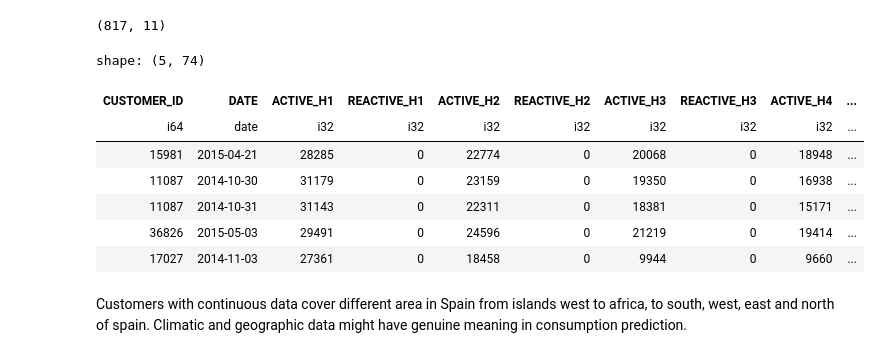
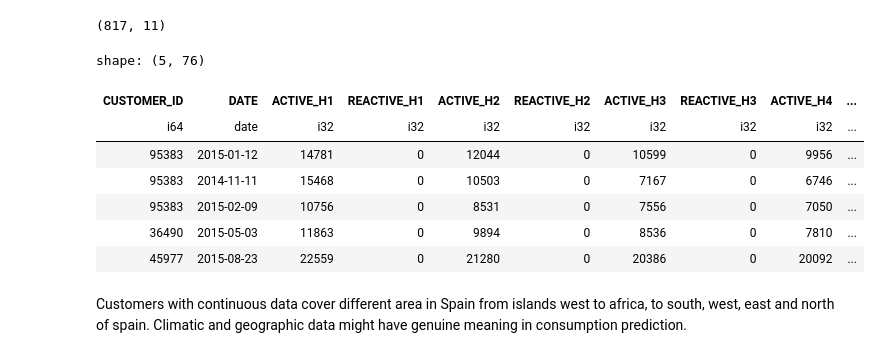
Before and after one commit to reem-naji/potential-fortnight, a Jupyter notebook: notebooks/data_analysis.ipynb, the cells around one changed output. Saved outputs shown, nothing was run; the diff lists cells and outputs as text; code cells hidden in the pictures.

Commit message:
fixed threshold bug + deleted map output to avoid exceeding github file size limit

```diff
--- a/notebooks/data_analysis.ipynb
+++ b/notebooks/data_analysis.ipynb
@@ -851,9 +851,14 @@ runs[runs["RUN_LENGTH"] >= 365].sort_values(by='RUN_LENGTH', ascending=False).he
 ## Geographical Analysis of customers with timeseries data of atleast 335 days
 # %%
 MISSING_DAYS_THRESHOLD = 30
-timeseries_customers = runs[runs["RUN_LENGTH"] >= MISSING_DAYS_THRESHOLD]['CUSTOMER_ID'].unique()
+MIN_RUN = 365 - MISSING_DAYS_THRESHOLD   # 335
 
-A_contiunous = A.filter(
-    pl.col("CUSTOMER_ID").is_in(timeseries_customers)
+good_runs = pl.from_pandas(
+    runs[runs["RUN_LENGTH"] >= MIN_RUN][["CUSTOMER_ID", "RUN_START", "RUN_END"]]
+).with_columns(pl.col("RUN_START").cast(pl.Date), pl.col("RUN_END").cast(pl.Date))
+
+A_continuous = (
+    A.join(good_runs.lazy(), on="CUSTOMER_ID")
+     .filter(pl.col("DATE").is_between(pl.col("RUN_START"), pl.col("RUN_END")))
 )
 # %%
@@ -913,25 +918,25 @@ munis.shape
 (817, 11)
 # %%
 A_spatial = (
-    A_contiunous
+    A_continuous
     .join(
         munis.lazy(),
         left_on="MUNICIPALITY",
         right_on="DE_MUNICIP_org",
         how="left",
         suffix="_muni",
     )
 )
 A_spatial.head().collect()
 # %% [output]
-shape: (5, 74)
+shape: (5, 76)
 | CUSTOMER_ID | DATE | ACTIVE_H1 | REACTIVE_H1 | ACTIVE_H2 | REACTIVE_H2 | ACTIVE_H3 | REACTIVE_H3 | ACTIVE_H4 | ... |
 | i64 | date | i32 | i32 | i32 | i32 | i32 | i32 | i32 | ... |
-| 15981 | 2015-04-21 | 28285 | 0 | 22774 | 0 | 20068 | 0 | 18948 | ... |
-| 11087 | 2014-10-30 | 31179 | 0 | 23159 | 0 | 19350 | 0 | 16938 | ... |
-| 11087 | 2014-10-31 | 31143 | 0 | 22311 | 0 | 18381 | 0 | 15171 | ... |
-| 36826 | 2015-05-03 | 29491 | 0 | 24596 | 0 | 21219 | 0 | 19414 | ... |
-| 17027 | 2014-11-03 | 27361 | 0 | 18458 | 0 | 9944 | 0 | 9660 | ... |
+| 95383 | 2015-01-12 | 14781 | 0 | 12044 | 0 | 10599 | 0 | 9956 | ... |
+| 95383 | 2014-11-11 | 15468 | 0 | 10503 | 0 | 7167 | 0 | 6746 | ... |
+| 95383 | 2015-02-09 | 10756 | 0 | 8531 | 0 | 7556 | 0 | 7050 | ... |
+| 36490 | 2015-05-03 | 11863 | 0 | 9894 | 0 | 8536 | 0 | 7810 | ... |
+| 45977 | 2015-08-23 | 22559 | 0 | 21280 | 0 | 20386 | 0 | 20092 | ... |
 # %%
 import plotly.express as px
 
```
Also changed, not shown: parts of 11 cells of this notebook.
